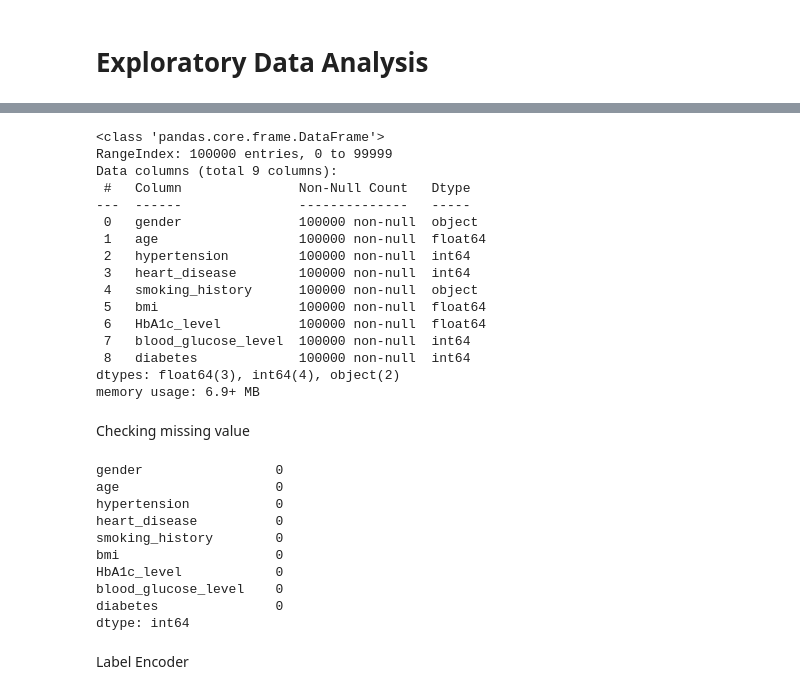
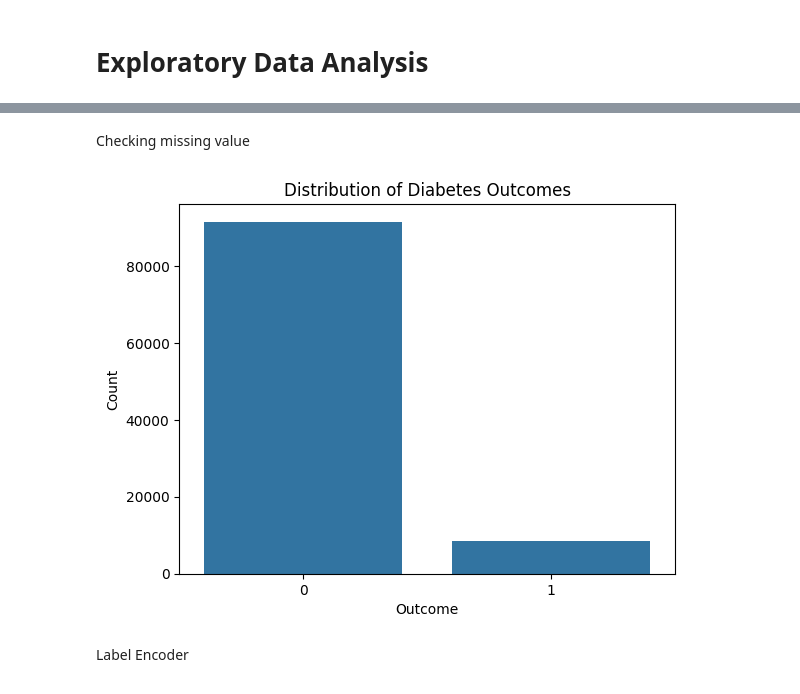
Before and after one commit to fkottapa3/Team14CSE6242, a Jupyter notebook: DiabetesPrediction_v1.ipynb, the cells around one changed output, grey strips where cells are left out. Cells and saved outputs as stored; diff of their text form; code cells hidden in the pictures.

```diff
--- a/DiabetesPrediction_v1.ipynb
+++ b/DiabetesPrediction_v1.ipynb
@@ -65,19 +52,0 @@ df.describe()
-# %%
-df.info()
-# %% [output]
-<class 'pandas.core.frame.DataFrame'>
-RangeIndex: 100000 entries, 0 to 99999
-Data columns (total 9 columns):
- #   Column               Non-Null Count   Dtype
----  ------               --------------   -----
- 0   gender               100000 non-null  object
- 1   age                  100000 non-null  float64
- 2   hypertension         100000 non-null  int64
- 3   heart_disease        100000 non-null  int64
- 4   smoking_history      100000 non-null  object
- 5   bmi                  100000 non-null  float64
- 6   HbA1c_level          100000 non-null  float64
- 7   blood_glucose_level  100000 non-null  int64
- 8   diabetes             100000 non-null  int64
-dtypes: float64(3), int64(4), object(2)
-memory usage: 6.9+ MB
@@ -84,17 +56,13 @@ memory usage: 6.9+ MB
 # %% [markdown]
 Checking missing value
-# %%
-print(df.isnull().sum())
-# %% [output]
-gender                 0
-age                    0
-hypertension           0
-heart_disease          0
-smoking_history        0
-bmi                    0
-HbA1c_level            0
-blood_glucose_level    0
-diabetes               0
-dtype: int64
+# %%
+# print(df.isnull().sum())
+sns.countplot(x=df['diabetes'], data=df)
+plt.title('Distribution of Diabetes Outcomes')
+plt.xlabel('Outcome')
+plt.ylabel('Count')
+plt.show()
+# %% [output]
+[figure, added]
 # %% [markdown]
 Label Encoder
```
Also changed, not shown: parts of 33 cells of this notebook, 1 other file.
